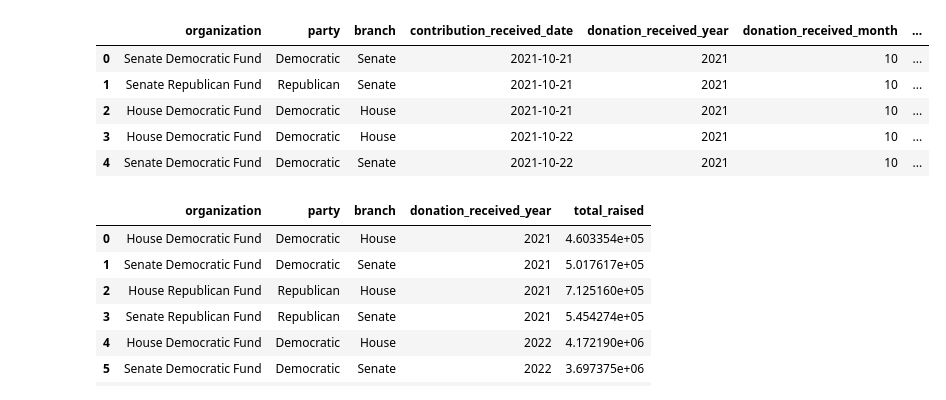
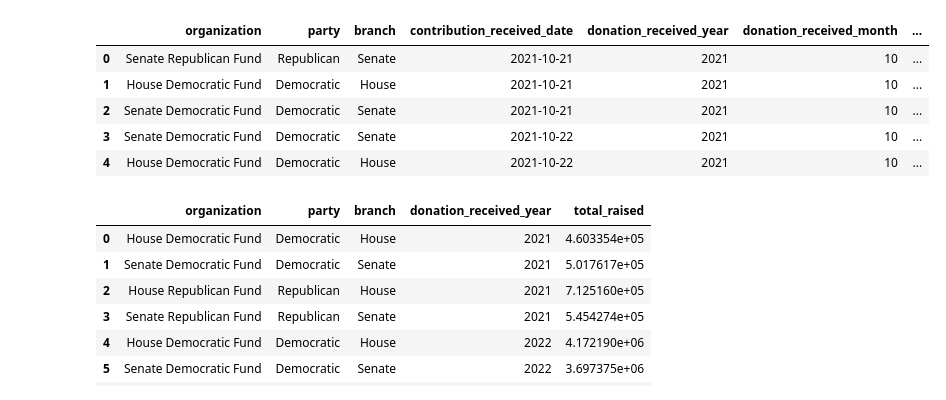
Before and after one commit to rdubwiley09/mi-warehouse, a Jupyter notebook: notebooks/party_caucus_contributions.ipynb, the cells around one changed output. Drawn from its saved outputs; the diff is of its cells as text; code cells hidden in the pictures.

```diff
--- a/notebooks/party_caucus_contributions.ipynb
+++ b/notebooks/party_caucus_contributions.ipynb
@@ -5,15 +11,15 @@ More detailed information on Michigan campaign finance can be found on MERTS [he
 # %%
 import duckdb
 
-df = duckdb.sql("SELECT FROM '../data/mart/state_party_contributions.parquet' ORDER BY contribution_received_date").df()
+df = duckdb.sql("FROM '../data/mart/state_party_contributions.parquet' ORDER BY contribution_received_date").df()
 df.head()
 # %% [output]
 |  | organization | party | branch | contribution_received_date | donation_received_year | donation_received_month | ... |
-| 0 | Senate Democratic Fund | Democratic | Senate | 2021-10-21 | 2021 | 10 | ... |
-| 1 | Senate Republican Fund | Republican | Senate | 2021-10-21 | 2021 | 10 | ... |
-| 2 | House Democratic Fund | Democratic | House | 2021-10-21 | 2021 | 10 | ... |
-| 3 | House Democratic Fund | Democratic | House | 2021-10-22 | 2021 | 10 | ... |
-| 4 | Senate Democratic Fund | Democratic | Senate | 2021-10-22 | 2021 | 10 | ... |
+| 0 | Senate Republican Fund | Republican | Senate | 2021-10-21 | 2021 | 10 | ... |
+| 1 | House Democratic Fund | Democratic | House | 2021-10-21 | 2021 | 10 | ... |
+| 2 | Senate Democratic Fund | Democratic | Senate | 2021-10-21 | 2021 | 10 | ... |
+| 3 | Senate Democratic Fund | Democratic | Senate | 2021-10-22 | 2021 | 10 | ... |
+| 4 | House Democratic Fund | Democratic | House | 2021-10-22 | 2021 | 10 | ... |
 # %%
 import plotly.express as px
 
```
Also changed, not shown: parts of 1 cell of this notebook, 7 other files.
